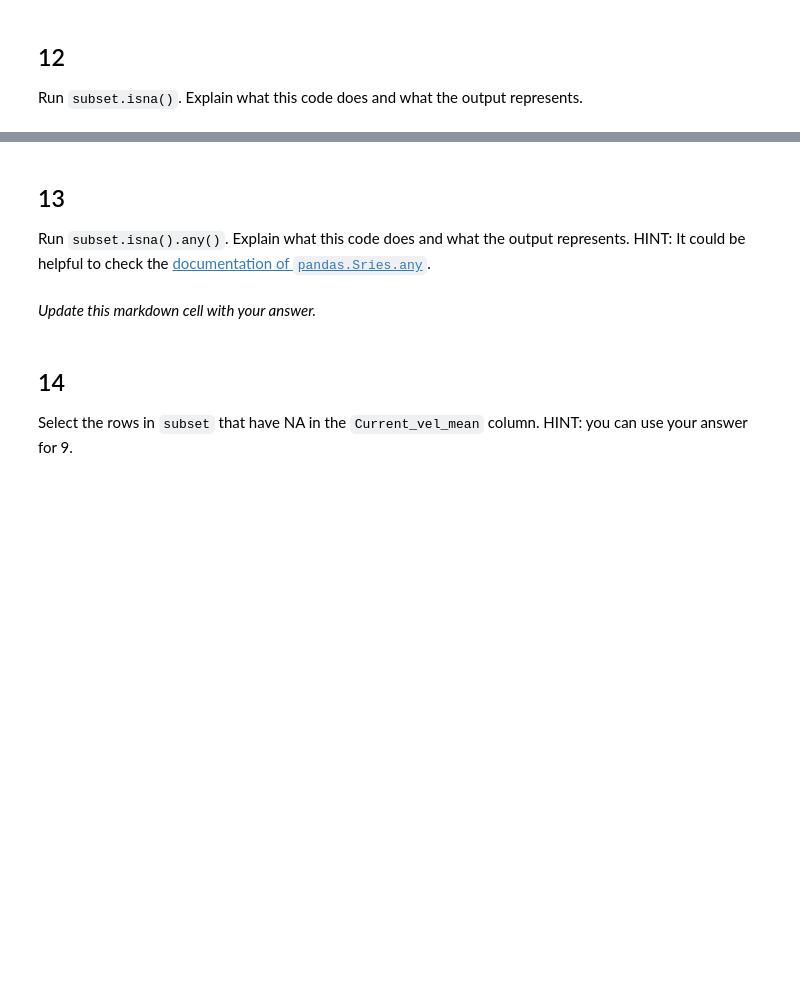
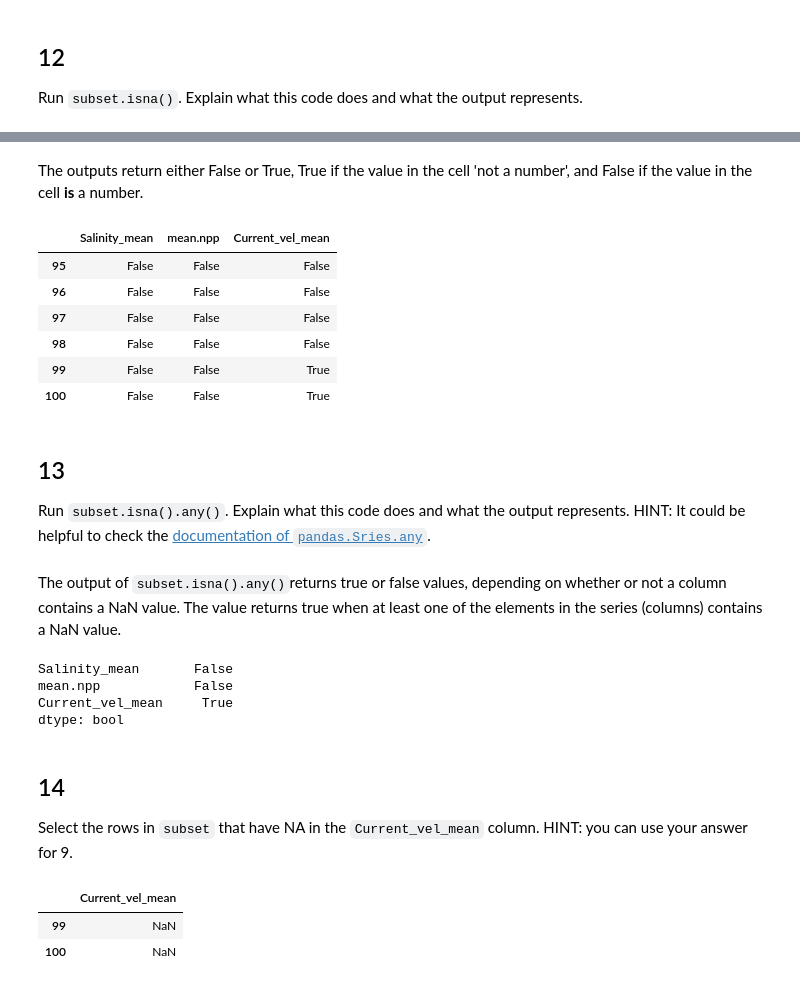
Before and after one commit to mariamkg00/eds220-hwk-1, a Jupyter notebook: hwk1-task3.ipynb, the cells around one changed output, grey strips where cells are left out. Drawn from its saved outputs; the diff is of its cells as text; code cells hidden in the pictures; blank space fills up the shorter version.

```diff
--- a/hwk1-task3.ipynb
+++ b/hwk1-task3.ipynb
@@ -204,11 +247,35 @@ Run `subset.isna()`. Explain what this code does and what the output represents.
+# %% [markdown]
+The outputs return either False or True, True if the value in the cell 'not a number', and False if the value in the cell **is** a number.
+# %%
+subset.isna()
+# %% [output]
+|  | Salinity_mean | mean.npp | Current_vel_mean |
+| 95 | False | False | False |
+| 96 | False | False | False |
+| 97 | False | False | False |
+| 98 | False | False | False |
+| 99 | False | False | True |
+| 100 | False | False | True |
 # %% [markdown]
 ## 13
 Run `subset.isna().any()`. Explain what this code does and what the output represents. HINT: It could be helpful to check the [documentation of `pandas.Sries.any`](https://pandas.pydata.org/docs/reference/api/pandas.Series.any.html).
-# %% [markdown]
-*Update this markdown cell with your answer.*
+# %% [markdown]
+The output of `subset.isna().any()`returns true or false values, depending on whether or not a column contains a NaN value. The value returns true when at least one of the elements in the series (columns) contains a NaN value.
+# %%
+subset.isna().any()
+# %% [output]
+Salinity_mean       False
+mean.npp            False
+Current_vel_mean     True
+dtype: bool
 # %% [markdown]
 ## 14
 
 Select the rows in `subset` that have NA in the `Current_vel_mean` column. HINT: you can use your answer for 9.
 # %%
 # solve exercise here
+subset.loc[subset['Current_vel_mean'].isna() , ['Current_vel_mean']]
+# %% [output]
+|  | Current_vel_mean |
+| 99 | NaN |
+| 100 | NaN |
```
Also changed, not shown: parts of 7 cells of this notebook.
